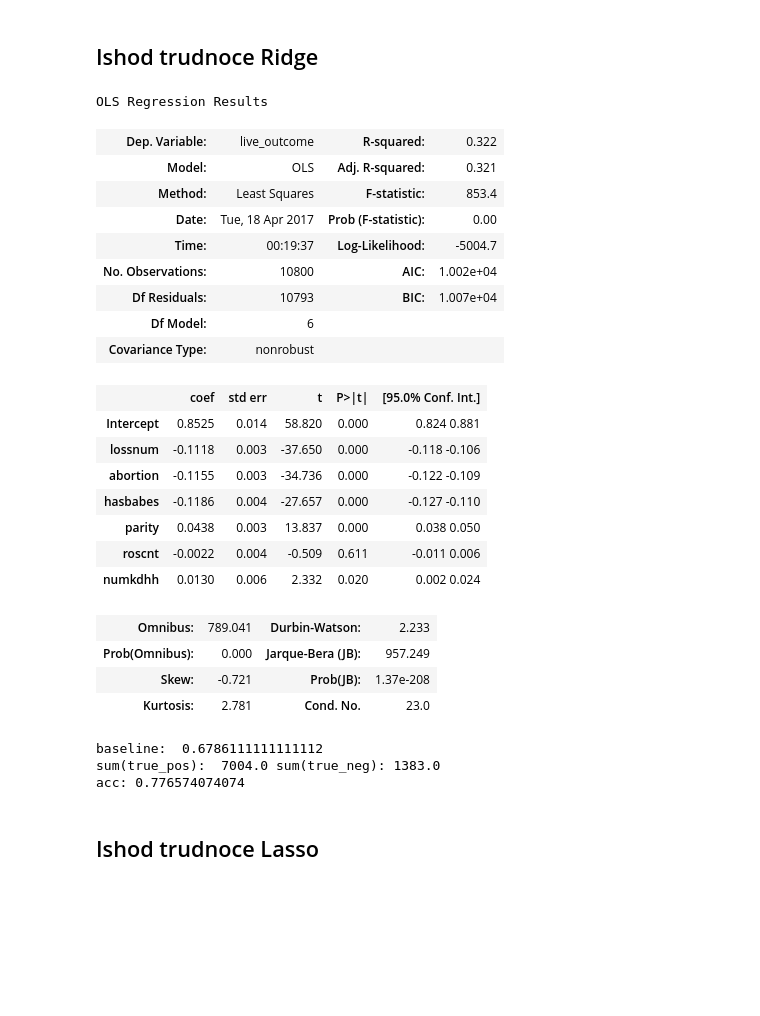
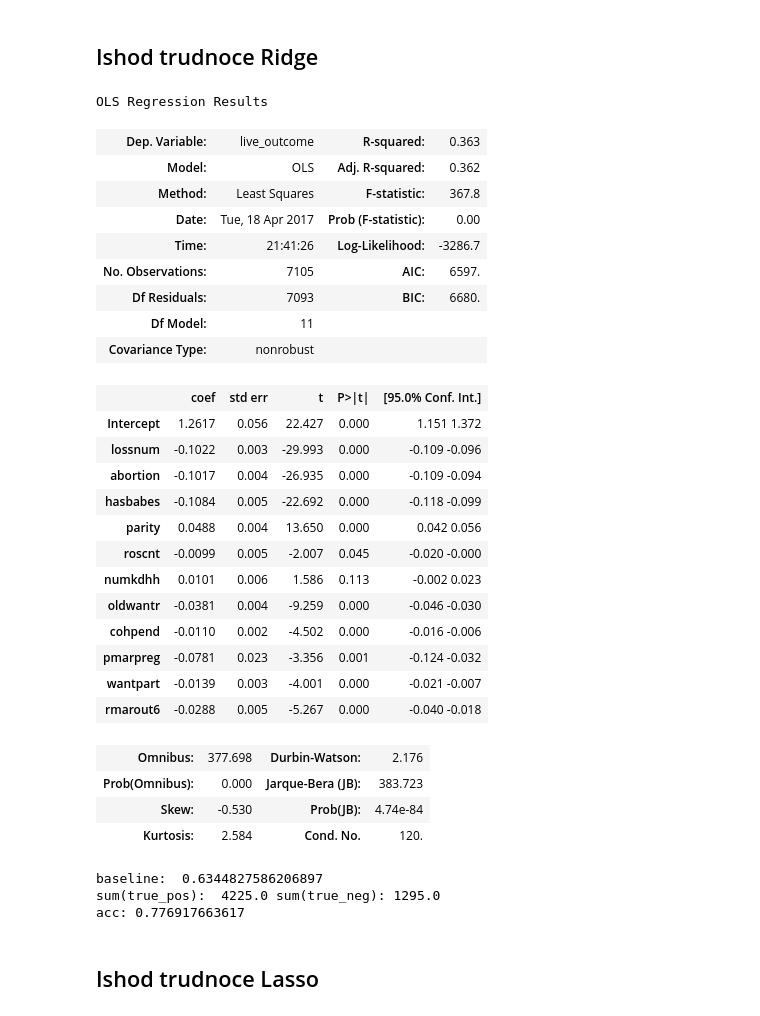
Before and after one commit to GavriloDrljaca/SIAP, a Jupyter notebook: SiapProject/Regression_V2.ipynb, the cells around one changed output. Drawn from its saved outputs; the diff is of its cells as text; code cells hidden in the pictures; blank space fills up the shorter version.

```diff
--- a/SiapProject/Regression_V2.ipynb
+++ b/SiapProject/Regression_V2.ipynb
@@ -198,10 +198,11 @@ The explicit arguments in fit are passed to the solver, with the exception of th
 training_join = training_set.join(resp, on='caseid', rsuffix='_r')
 test_join = test_set.join(resp, on='caseid', rsuffix = 'r')
 # %%
-formula_outcome = 'live_outcome ~ lossnum + abortion + hasbabes + parity + roscnt + numkdhh'
+formula_outcome = 'live_outcome ~ lossnum + abortion + hasbabes + parity + roscnt + numkdhh + oldwantr + cohpend + pmarpreg + wantpart + rmarout6'
+#formula_outcome = 'live_outcome ~ wksgest'
 model = smf.logit(formula_outcome, training_join)
 #results = model.fit()
-results = model.fit(method = 'bfgs', maxiter=200)
-#results = model.fit_regularized(alpha =5, disp=False)
+#results = model.fit(method = 'bfgs', maxiter=200)
+results = model.fit_regularized(alpha =5, disp=False)
 results.summary()
 # %% [output]
@@ -273,31 +274,36 @@ acc
 ## Ishod trudnoce Ridge
 # %%
 results = smf.ols(formula_outcome, data=training_join).fit_regularized(method='coord_descent',
-                                    maxiter=50, alpha=alpha, L1_wt=0.0, start_params=None, cnvrg_tol=1e-08, zero_tol=1e-08)
+                                    maxiter=500, alpha=0.00000001, L1_wt=0.0, start_params=None, cnvrg_tol=1e-08, zero_tol=1e-08)
 results.summary()
 # %% [output]
 OLS Regression Results
-| Dep. Variable: | live_outcome | R-squared: | 0.322 |
-| Model: | OLS | Adj. R-squared: | 0.321 |
-| Method: | Least Squares | F-statistic: | 853.4 |
+| Dep. Variable: | live_outcome | R-squared: | 0.363 |
+| Model: | OLS | Adj. R-squared: | 0.362 |
+| Method: | Least Squares | F-statistic: | 367.8 |
 | Date: | Tue, 18 Apr 2017 | Prob (F-statistic): | 0.00 |
-| Time: | 00:19:37 | Log-Likelihood: | -5004.7 |
-| No. Observations: | 10800 | AIC: | 1.002e+04 |
-| Df Residuals: | 10793 | BIC: | 1.007e+04 |
-| Df Model: | 6 |  |  |
+| Time: | 21:41:26 | Log-Likelihood: | -3286.7 |
+| No. Observations: | 7105 | AIC: | 6597. |
+| Df Residuals: | 7093 | BIC: | 6680. |
+| Df Model: | 11 |  |  |
 | Covariance Type: | nonrobust |  |  |
 |  | coef | std err | t | P>|t| | [95.0% Conf. Int.] |
-| Intercept | 0.8525 | 0.014 | 58.820 | 0.000 | 0.824 0.881 |
-| lossnum | -0.1118 | 0.003 | -37.650 | 0.000 | -0.118 -0.106 |
-| abortion | -0.1155 | 0.003 | -34.736 | 0.000 | -0.122 -0.109 |
-| hasbabes | -0.1186 | 0.004 | -27.657 | 0.000 | -0.127 -0.110 |
-| parity | 0.0438 | 0.003 | 13.837 | 0.000 | 0.038 0.050 |
-| roscnt | -0.0022 | 0.004 | -0.509 | 0.611 | -0.011 0.006 |
-| numkdhh | 0.0130 | 0.006 | 2.332 | 0.020 | 0.002 0.024 |
+| Intercept | 1.2617 | 0.056 | 22.427 | 0.000 | 1.151 1.372 |
+| lossnum | -0.1022 | 0.003 | -29.993 | 0.000 | -0.109 -0.096 |
+| abortion | -0.1017 | 0.004 | -26.935 | 0.000 | -0.109 -0.094 |
+| hasbabes | -0.1084 | 0.005 | -22.692 | 0.000 | -0.118 -0.099 |
+| parity | 0.0488 | 0.004 | 13.650 | 0.000 | 0.042 0.056 |
+| roscnt | -0.0099 | 0.005 | -2.007 | 0.045 | -0.020 -0.000 |
+| numkdhh | 0.0101 | 0.006 | 1.586 | 0.113 | -0.002 0.023 |
+| oldwantr | -0.0381 | 0.004 | -9.259 | 0.000 | -0.046 -0.030 |
+| cohpend | -0.0110 | 0.002 | -4.502 | 0.000 | -0.016 -0.006 |
+| pmarpreg | -0.0781 | 0.023 | -3.356 | 0.001 | -0.124 -0.032 |
+| wantpart | -0.0139 | 0.003 | -4.001 | 0.000 | -0.021 -0.007 |
+| rmarout6 | -0.0288 | 0.005 | -5.267 | 0.000 | -0.040 -0.018 |
-| Omnibus: | 789.041 | Durbin-Watson: | 2.233 |
-| Prob(Omnibus): | 0.000 | Jarque-Bera (JB): | 957.249 |
-| Skew: | -0.721 | Prob(JB): | 1.37e-208 |
-| Kurtosis: | 2.781 | Cond. No. | 23.0 |
+| Omnibus: | 377.698 | Durbin-Watson: | 2.176 |
+| Prob(Omnibus): | 0.000 | Jarque-Bera (JB): | 383.723 |
+| Skew: | -0.530 | Prob(JB): | 4.74e-84 |
+| Kurtosis: | 2.584 | Cond. No. | 120. |
 # %%
 endog = pd.DataFrame(model.endog, columns=[model.endog_names])
 exog = pd.DataFrame(model.exog, columns=model.exog_names)
@@ -314,9 +320,9 @@ print('sum(true_pos): ',str(sum(true_pos)), 'sum(true_neg):', str(sum(true_neg))
 acc = (sum(true_pos) + sum(true_neg)) / len(actual)
 print('acc:', str(acc))
 # %% [output]
-baseline:  0.6786111111111112
-sum(true_pos):  7004.0 sum(true_neg): 1383.0
-acc: 0.776574074074
+baseline:  0.6344827586206897
+sum(true_pos):  4225.0 sum(true_neg): 1295.0
+acc: 0.776917663617
 # %% [markdown]
 ## Ishod trudnoce Lasso
 # %%
```
Also changed, not shown: parts of 3 cells of this notebook, 6 other files.
